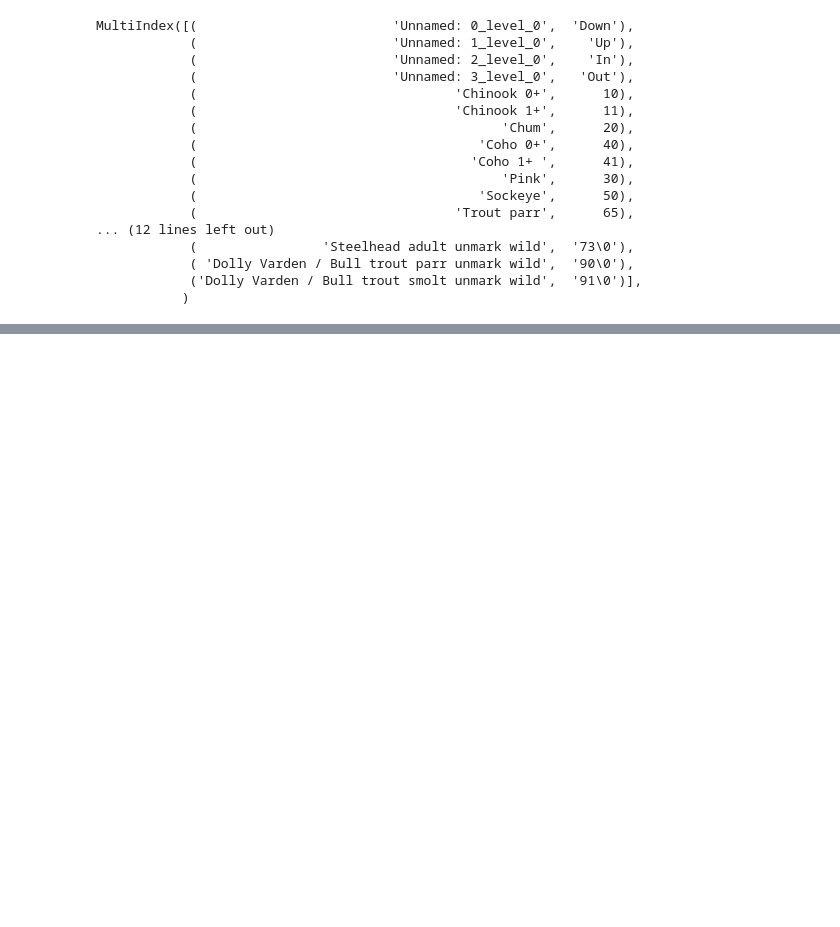
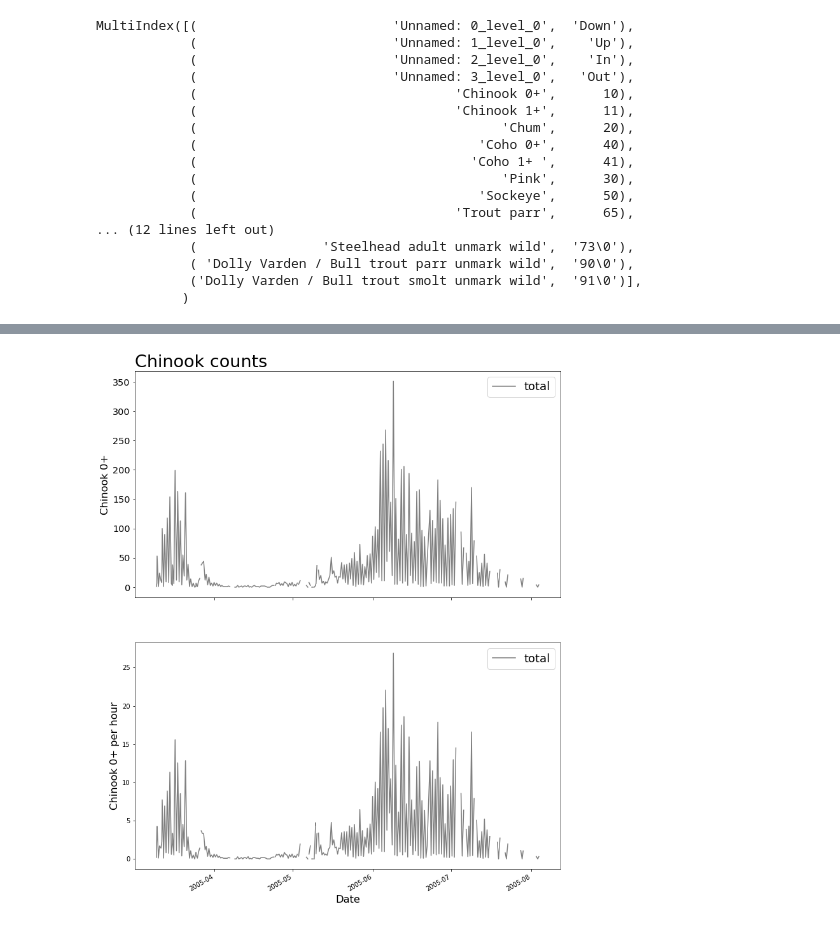
Before and after one commit to maria-kuruvilla/pied_piper, a Jupyter notebook: dungeness_2005-2014.ipynb, the cells around one changed output, grey strips where cells are left out. Drawn from its saved outputs; the diff is of its cells as text; code cells hidden in the pictures; blank space fills up the shorter version.

```diff
--- a/dungeness_2005-2014.ipynb
+++ b/dungeness_2005-2014.ipynb
@@ -86,0 +118,26 @@ plt.show()
+# %%
+fs = 18
+lw = 1.25
+plt.close('all') # always start by cleaning up
+fig = plt.figure(figsize=(12,16))
+ax = fig.add_subplot(211)
+ax.plot(df_2005['Down'], df_2005['Chinook 0+'], color = 'gray', label = 'total')
+plt.gcf().autofmt_xdate()
+plt.xlabel('Date', size = 0.9*fs)
+plt.ylabel('Chinook 0+', size = 0.9*fs)
+ax.tick_params(labelsize=.8*fs)
+ax.set_title('Chinook counts', loc='left', fontsize = fs*1.5)
+plt.legend(fontsize=fs, loc='upper right', title = '')
+
+ax1 = fig.add_subplot(212)
+ax1.plot(df_2005['Down'], df_2005['Chinook 0+ per hour'], color = 'gray', label = 'total')
+plt.gcf().autofmt_xdate()
+plt.xlabel('Date', size = 0.9*fs)
+plt.ylabel('Chinook 0+ per hour', size = 0.9*fs)
+ax.tick_params(labelsize=.8*fs)
+ax.set_title('Chinook counts', loc='left', fontsize = fs*1.5)
+plt.legend(fontsize=fs, loc='upper right', title = '')
+
+plt.show()
+# %% [output]
+[figure, added]
```
Also changed, not shown: parts of 11 cells of this notebook.
